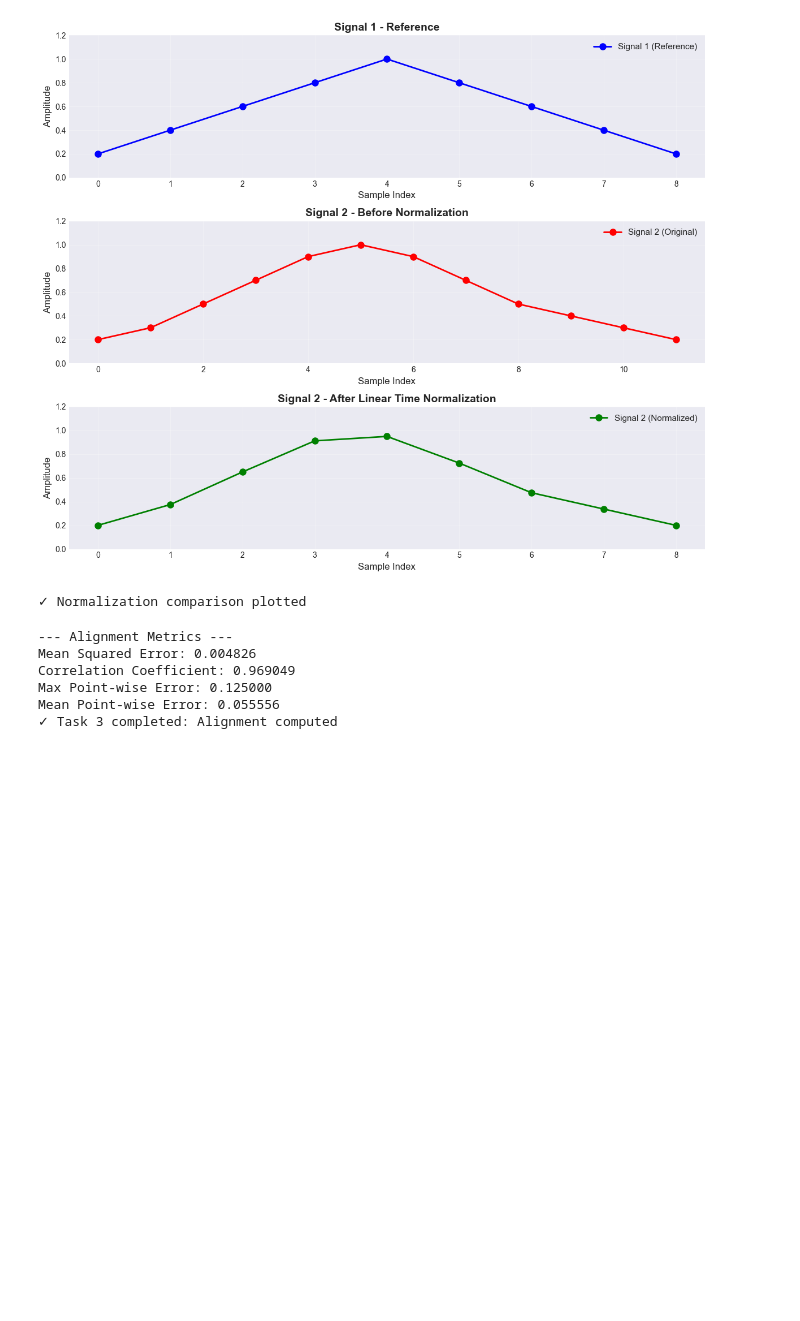
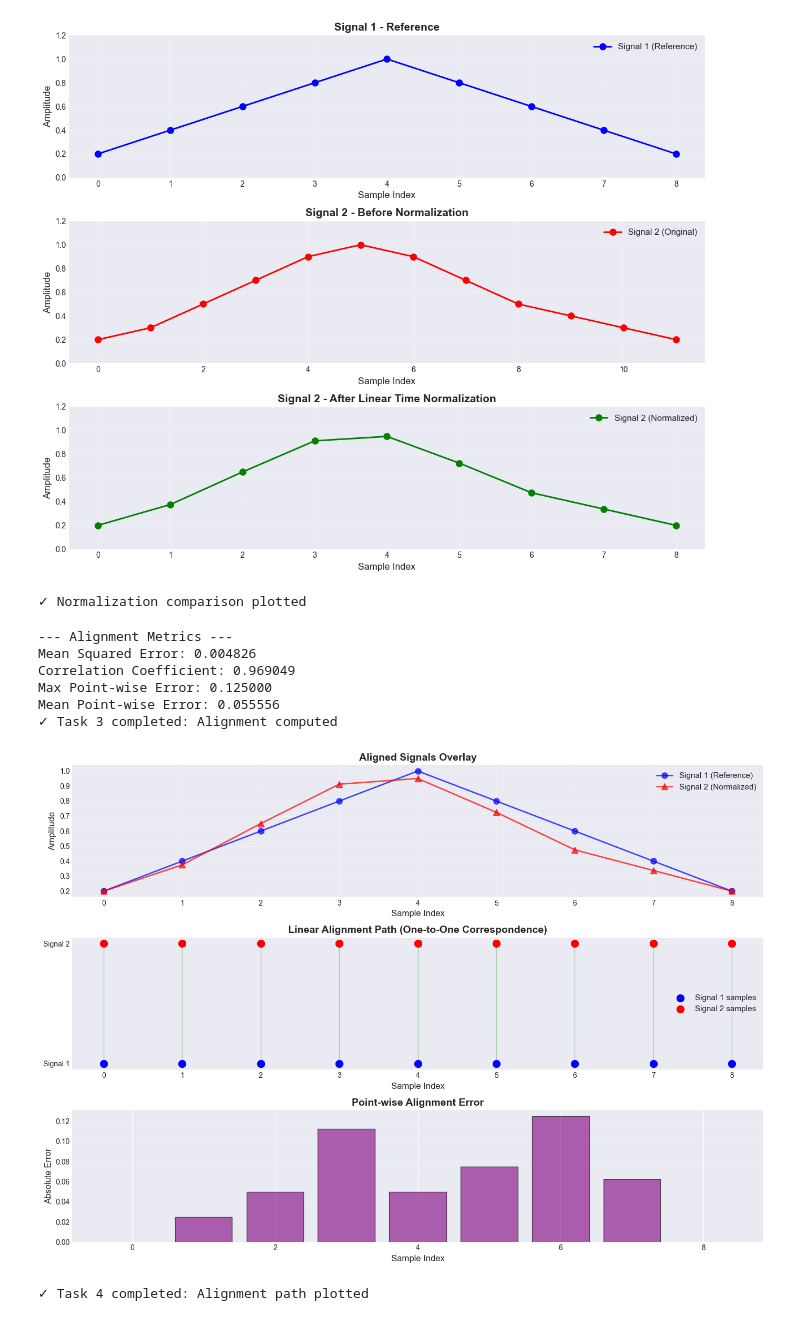
Before and after one commit to Abhijith-E/SPR-lab-2448503, a Jupyter notebook: Lab5.ipynb, the cells around one changed output. Cells and saved outputs as stored; diff of their text form; code cells hidden in the pictures; blank space fills up the shorter version.

Commit message:
feat: Visualize alignment path and point-wise errors

```diff
--- a/Lab5.ipynb
+++ b/Lab5.ipynb
@@ -175,3 +175,56 @@ Correlation Coefficient: 0.969049
 Max Point-wise Error: 0.125000
 Mean Point-wise Error: 0.055556
 ✓ Task 3 completed: Alignment computed
+# %%
+def plot_alignment_path(sig1, sig2_norm, alignment_metrics):
+    """Plot alignment path showing correspondence between signals"""
+    fig = plt.figure(figsize=(14, 10))
+
+    # Subplot 1: Overlayed signals
+    ax1 = plt.subplot(3, 1, 1)
+    ax1.plot(sig1, 'bo-', linewidth=2, markersize=8, label='Signal 1 (Reference)', alpha=0.7)
+    ax1.plot(sig2_norm, 'r^-', linewidth=2, markersize=8, label='Signal 2 (Normalized)', alpha=0.7)
+    ax1.set_title('Aligned Signals Overlay', fontsize=14, fontweight='bold')
+    ax1.set_xlabel('Sample Index', fontsize=12)
+    ax1.set_ylabel('Amplitude', fontsize=12)
+    ax1.legend(fontsize=11)
+    ax1.grid(True, alpha=0.3)
+
+    # Subplot 2: Alignment path
+    ax2 = plt.subplot(3, 1, 2)
+    correspondence = alignment_metrics['correspondence']
+    for i in range(len(correspondence)):
+        ax2.plot([i, i], [0, 1], 'g-', alpha=0.3, linewidth=1)
+    ax2.scatter(correspondence[:, 0], np.zeros(len(correspondence)),
+                c='blue', s=100, label='Signal 1 samples', zorder=3)
+    ax2.scatter(correspondence[:, 1], np.ones(len(correspondence)),
+                c='red', s=100, label='Signal 2 samples', zorder=3)
+    ax2.set_title('Linear Alignment Path (One-to-One Correspondence)',
+                  fontsize=14, fontweight='bold')
+    ax2.set_xlabel('Sample Index', fontsize=12)
+    ax2.set_yticks([0, 1])
+    ax2.set_yticklabels(['Signal 1', 'Signal 2'])
+    ax2.legend(fontsize=11)
+    ax2.grid(True, alpha=0.3)
+
+    # Subplot 3: Point-wise alignment error
+    ax3 = plt.subplot(3, 1, 3)
+    ax3.bar(range(len(alignment_metrics['alignment_error'])),
+            alignment_metrics['alignment_error'],
+            color='purple', alpha=0.6, edgecolor='black')
+    ax3.set_title('Point-wise Alignment Error', fontsize=14, fontweight='bold')
+    ax3.set_xlabel('Sample Index', fontsize=12)
+    ax3.set_ylabel('Absolute Error', fontsize=12)
+    ax3.grid(True, alpha=0.3, axis='y')
+
+    plt.tight_layout()
+    plt.savefig('task4_alignment_path.png', dpi=300, bbox_inches='tight')
+    plt.show()
+
+    print("✓ Task 4 completed: Alignment path plotted")
+
+# Execute alignment visualization
+plot_alignment_path(signal_1, signal_2_normalized, alignment)
+# %% [output]
+[figure, added]
+✓ Task 4 completed: Alignment path plotted
```
Also changed, not shown: 1 other file.
